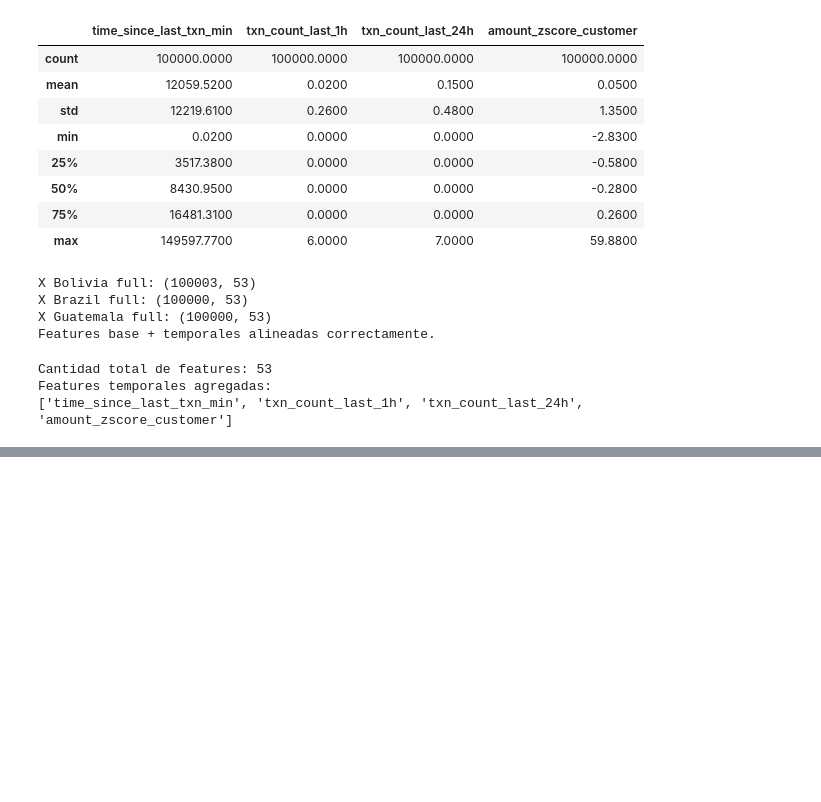
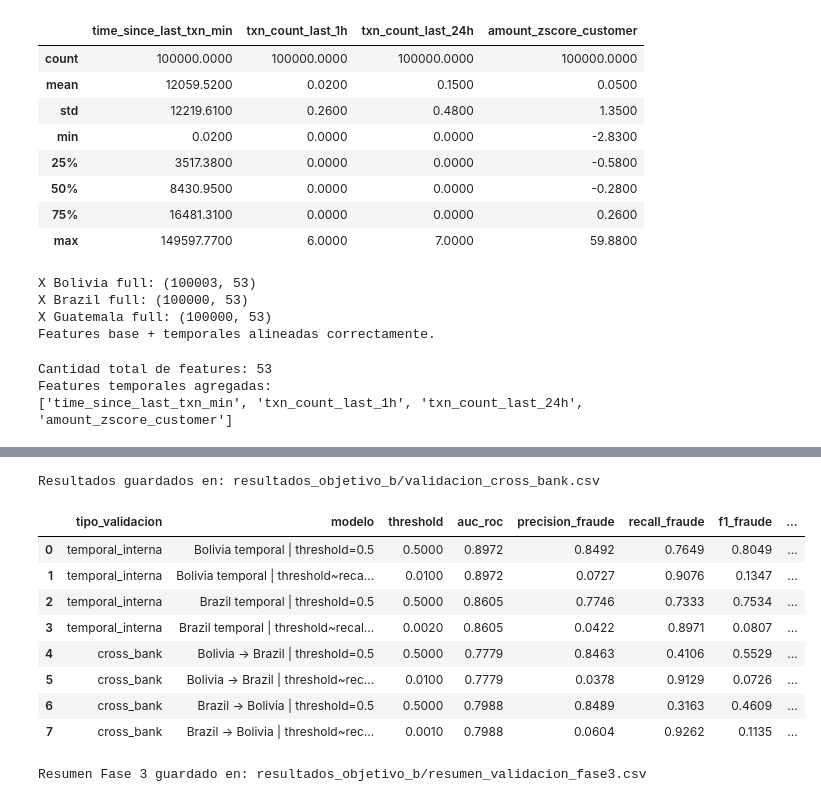
Before and after one commit to JPS4321/AnalisisFraude_plusTI, a Jupyter notebook: Modelado_Federado_Guatemala.ipynb, the cells around one changed output, grey strips where cells are left out. Saved outputs shown, nothing was run; the diff lists cells and outputs as text; code cells hidden in the pictures; blank space fills up the shorter version.

```diff
--- a/Modelado_Federado_Guatemala.ipynb
+++ b/Modelado_Federado_Guatemala.ipynb
@@ -530,0 +1109,12 @@ Features temporales agregadas:
+# %%
+br_to_bo_result = run_training_scenario(
+    scenario_name="Brazil -> Bolivia",
+    X_train=X_br_model,
+    y_train=y_br,
+    X_eval=X_bo_model,
+    y_eval=y_bo,
+    target_recall=0.90,
+    random_state=42,
+)
+
+pd.DataFrame(br_to_bo_result["metrics"])
@@ -530,0 +1125,9 @@ Features temporales agregadas:
+# %%
+df_validacion_cross_bank = pd.DataFrame(
+    bo_to_br_result["metrics"] +
+    br_to_bo_result["metrics"]
+)
+
+df_validacion_cross_bank = df_validacion_cross_bank[cols_resultados]
+
+df_validacion_cross_bank
@@ -530,0 +1140,40 @@ Features temporales agregadas:
+# %%
+ruta_validacion_cross_bank = "resultados_objetivo_b/validacion_cross_bank.csv"
+
+df_validacion_cross_bank.to_csv(ruta_validacion_cross_bank, index=False)
+
+print("Resultados guardados en:", ruta_validacion_cross_bank)
+# %% [output]
+Resultados guardados en: resultados_objetivo_b/validacion_cross_bank.csv
+# %%
+df_validacion_fase3 = pd.concat(
+    [
+        df_validacion_temporal.assign(tipo_validacion="temporal_interna"),
+        df_validacion_cross_bank.assign(tipo_validacion="cross_bank"),
+    ],
+    ignore_index=True
+)
+
+df_validacion_fase3 = df_validacion_fase3[
+    ["tipo_validacion"] + cols_resultados
+]
+
+df_validacion_fase3
+# %% [output]
+|  | tipo_validacion | modelo | threshold | auc_roc | precision_fraude | recall_fraude | f1_fraude | ... |
+| 0 | temporal_interna | Bolivia temporal | threshold=0.5 | 0.5000 | 0.8972 | 0.8492 | 0.7649 | 0.8049 | ... |
+| 1 | temporal_interna | Bolivia temporal | threshold~reca... | 0.0100 | 0.8972 | 0.0727 | 0.9076 | 0.1347 | ... |
+| 2 | temporal_interna | Brazil temporal | threshold=0.5 | 0.5000 | 0.8605 | 0.7746 | 0.7333 | 0.7534 | ... |
+| 3 | temporal_interna | Brazil temporal | threshold~recal... | 0.0020 | 0.8605 | 0.0422 | 0.8971 | 0.0807 | ... |
+| 4 | cross_bank | Bolivia -> Brazil | threshold=0.5 | 0.5000 | 0.7779 | 0.8463 | 0.4106 | 0.5529 | ... |
+| 5 | cross_bank | Bolivia -> Brazil | threshold~rec... | 0.0100 | 0.7779 | 0.0378 | 0.9129 | 0.0726 | ... |
+| 6 | cross_bank | Brazil -> Bolivia | threshold=0.5 | 0.5000 | 0.7988 | 0.8489 | 0.3163 | 0.4609 | ... |
+| 7 | cross_bank | Brazil -> Bolivia | threshold~rec... | 0.0010 | 0.7988 | 0.0604 | 0.9262 | 0.1135 | ... |
+# %%
+ruta_validacion_fase3 = "resultados_objetivo_b/resumen_validacion_fase3.csv"
+
+df_validacion_fase3.to_csv(ruta_validacion_fase3, index=False)
+
+print("Resumen Fase 3 guardado en:", ruta_validacion_fase3)
+# %% [output]
+Resumen Fase 3 guardado en: resultados_objetivo_b/resumen_validacion_fase3.csv
```
Also changed, not shown: parts of 27 cells of this notebook.
